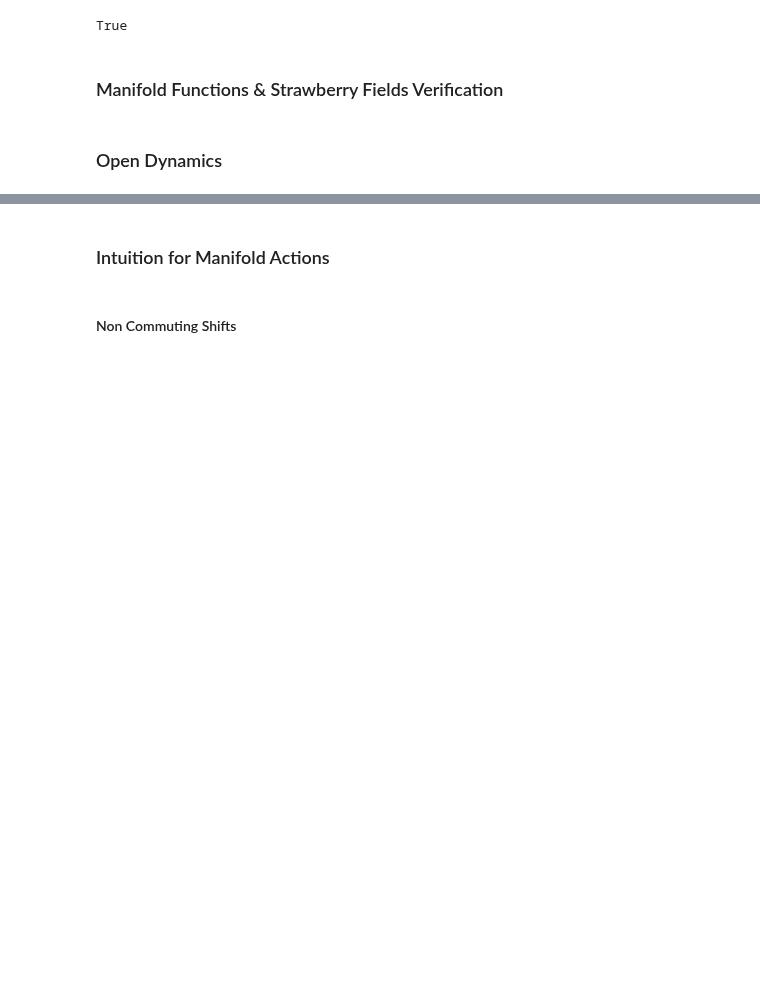
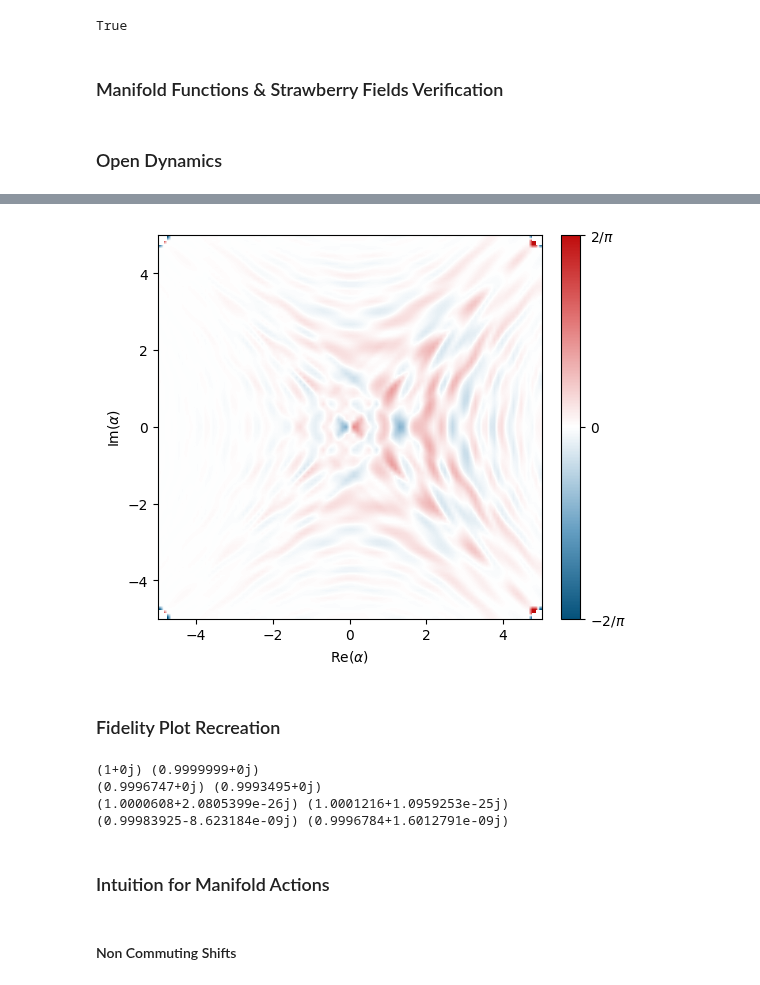
Before and after one commit to connorblake1/jiang-research, a Jupyter notebook: FiniteGKP/jax_FiniteGKP.ipynb, the cells around one changed output, grey strips where cells are left out. Saved outputs shown, nothing was run; the diff lists cells and outputs as text; code cells hidden in the pictures; blank space fills up the shorter version.

```diff
--- a/FiniteGKP/jax_FiniteGKP.ipynb
+++ b/FiniteGKP/jax_FiniteGKP.ipynb
@@ -480,0 +550,6 @@ if run_plots:
+# %%
+dq.plot.wigner(rho_sbs_T)
+# %% [output]
+[figure, added]
+# %% [markdown]
+### Fidelity Plot Recreation
@@ -480,0 +559,15 @@ if run_plots:
+# %%
+if run_tests:
+    l_one = rho_C(0.,0.)
+    Xrot = X_E@l_one@dq.dag(X_E)
+    Zrot = Z_E@l_one@dq.dag(Z_E)
+    Yrot = Y_E@l_one@dq.dag(Y_E)
+    print(dq.trace(l_one), dq.trace(l_one@l_one))
+    print(dq.trace(Xrot), dq.trace(Xrot@Xrot))
+    print(dq.trace(Zrot), dq.trace(Zrot@Zrot))
+    print(dq.trace(Yrot), dq.trace(Yrot@Yrot))
+# %% [output]
+(1+0j) (0.9999999+0j)
+(0.9996747+0j) (0.9993495+0j)
+(1.0000608+2.0805399e-26j) (1.0001216+1.0959253e-25j)
+(0.99983925-8.623184e-09j) (0.9996784+1.6012791e-09j)
```
Also changed, not shown: parts of 16 cells of this notebook, 3 other files.
